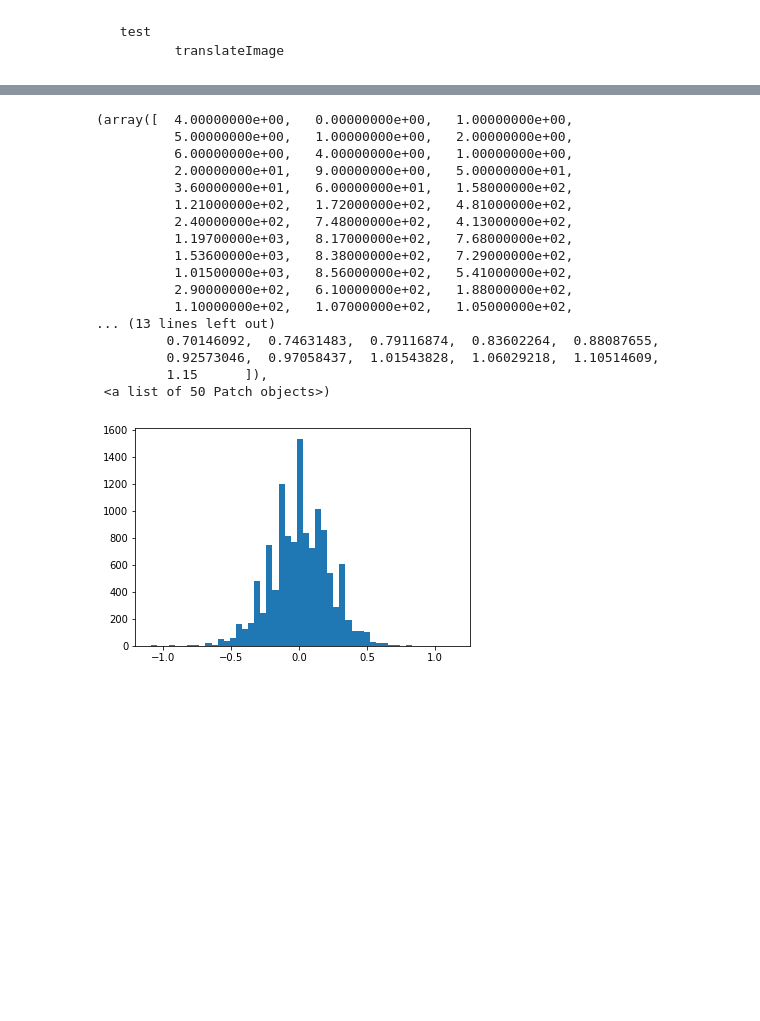
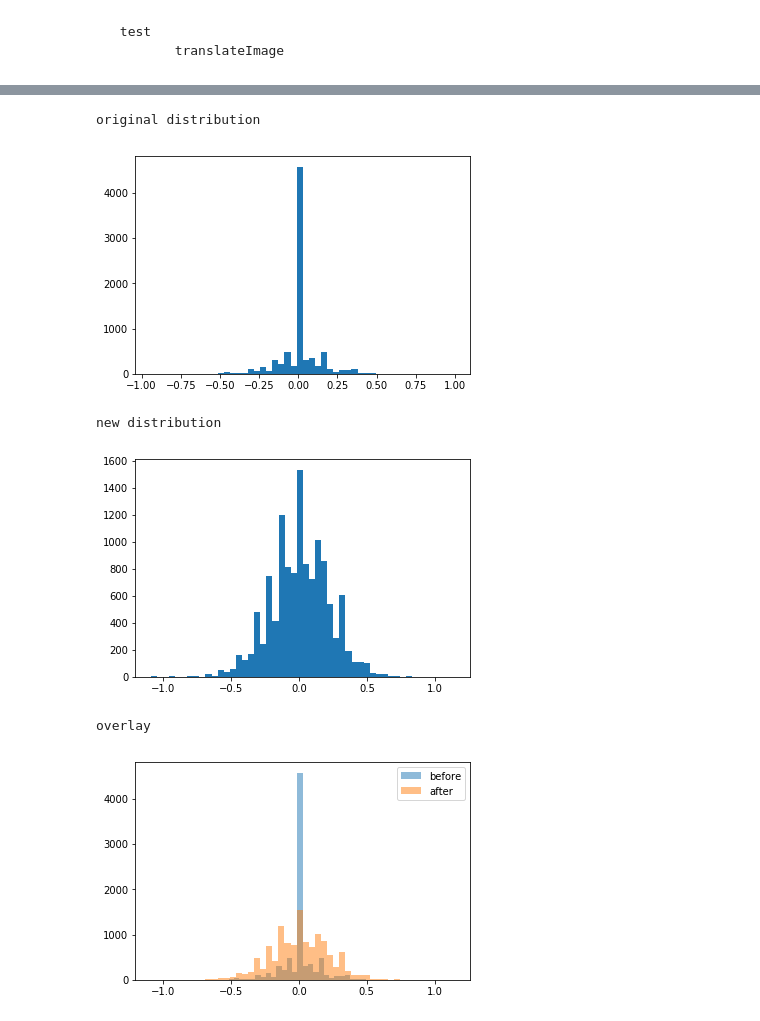
Before and after one commit to alanswx/CarND-Behavioral-Cloning-P3, a Jupyter notebook: DataExplorer.ipynb, the cells around one changed output, grey strips where cells are left out. Cells and saved outputs as stored; diff of their text form; code cells hidden in the pictures; blank space fills up the shorter version.

Commit message:
added more visualization and changed names

```diff
--- a/DataExplorer.ipynb
+++ b/DataExplorer.ipynb
@@ -212,24 +212,23 @@ translateImage
-# %%
-plt.hist(ys, bins=50)
-# %% [output]
-(array([  4.00000000e+00,   0.00000000e+00,   1.00000000e+00,
-          5.00000000e+00,   1.00000000e+00,   2.00000000e+00,
-          6.00000000e+00,   4.00000000e+00,   1.00000000e+00,
-          2.00000000e+01,   9.00000000e+00,   5.00000000e+01,
-          3.60000000e+01,   6.00000000e+01,   1.58000000e+02,
-          1.21000000e+02,   1.72000000e+02,   4.81000000e+02,
-          2.40000000e+02,   7.48000000e+02,   4.13000000e+02,
-          1.19700000e+03,   8.17000000e+02,   7.68000000e+02,
-          1.53600000e+03,   8.38000000e+02,   7.29000000e+02,
-          1.01500000e+03,   8.56000000e+02,   5.41000000e+02,
-          2.90000000e+02,   6.10000000e+02,   1.88000000e+02,
-          1.10000000e+02,   1.07000000e+02,   1.05000000e+02,
-... (13 lines left out)
-         0.70146092,  0.74631483,  0.79116874,  0.83602264,  0.88087655,
-         0.92573046,  0.97058437,  1.01543828,  1.06029218,  1.10514609,
-         1.15      ]),
- <a list of 50 Patch objects>)
-[figure, removed]
+# %%
+print("original distribution")
+plt.hist(csv_array.steering, bins=50)
+plt.show()
+print("new distribution")
+out=plt.hist(ys, bins=50)
+plt.show()
+print("overlay")
+bins = 50
+plt.hist(csv_array.steering, bins, alpha=0.5, label='before')
+plt.hist(ys, bins, alpha=0.5, label='after')
+plt.legend(loc='upper right')
+plt.show()
+# %% [output]
+original distribution
+[figure, added]
+new distribution
+[figure, added]
+overlay
+[figure, added]
 # %%
 import pickle
 
```
Also changed, not shown: parts of 6 cells of this notebook, 1 other file.
